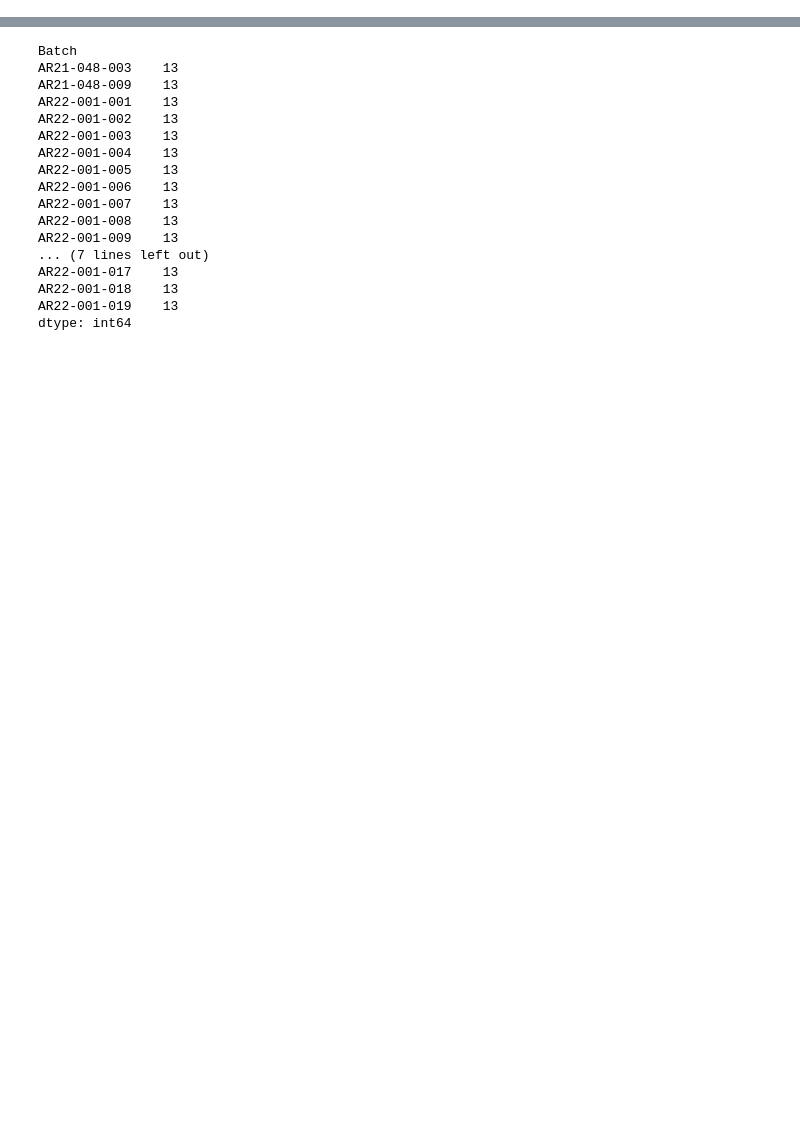
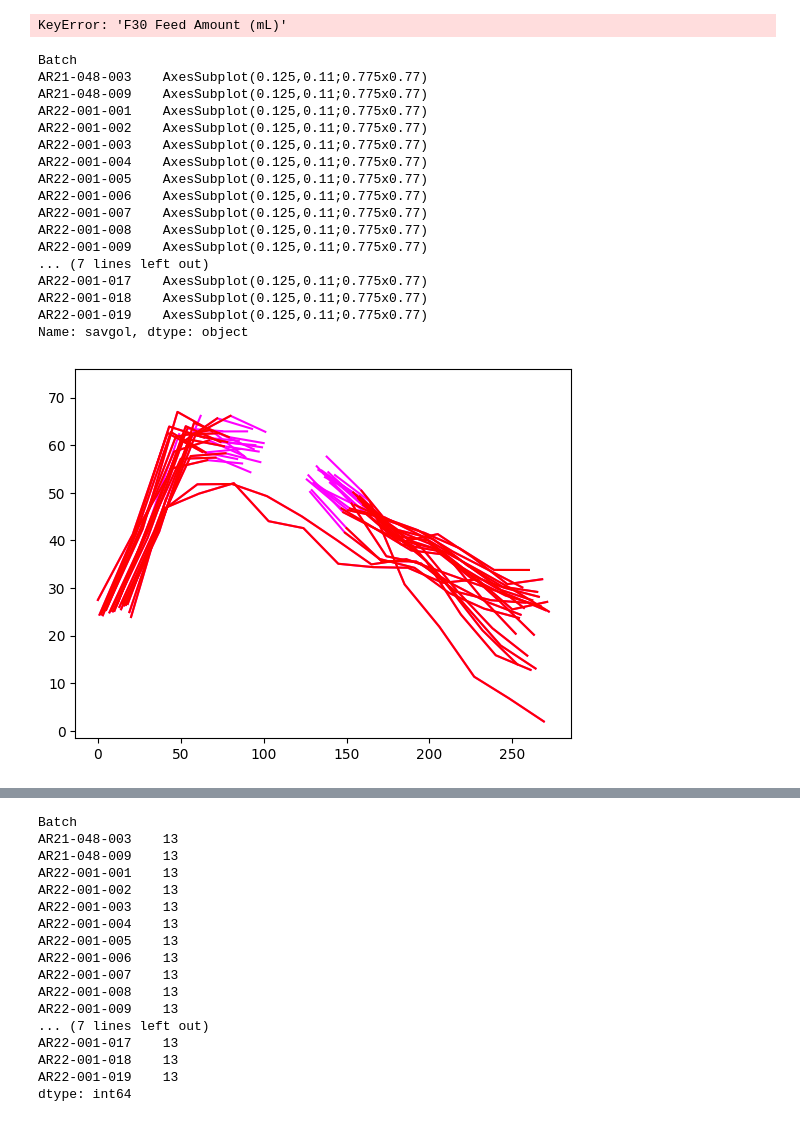
Before and after one commit to zhatz111/state-space-mpc, a Jupyter notebook: notebooks/testbook.ipynb, the cells around one changed output, grey strips where cells are left out. Drawn from its saved outputs; the diff is of its cells as text; code cells hidden in the pictures; blank space fills up the shorter version.

Commit message:
Data, Train, Test Update
Updating the code for dataset creation, training the model and determining the A and B matrices, then also testing the model.

```diff
--- a/notebooks/testbook.ipynb
+++ b/notebooks/testbook.ipynb
@@ -12,5 +13,5 @@ from sklearn.preprocessing import MinMaxScaler
 # %%
-df = pd.read_csv(r'C:\Users\zah48132\OneDrive - GSK\Documents\GitHub\PVRIG_StateSpace_Model\Current\Experiment_Data.csv')
+df = pd.read_csv(r'C:\Users\zah48132\OneDrive - GSK\Documents\GitHub\state-space-model\data\raw\AR22-001-Model-Data.csv')
 df.head()
 # %% [output]
 |  | Batch | Condition | Day | Sample Time | TCC | VCC | Lact | Osmo | Gluc | Ammonium | ... |
@@ -22,2 +39,28 @@ df.head()
+# %%
+new_df = df.groupby("Batch").transform(clean_data)
+# %% [output]
+KeyError: 'F30 Feed Amount (mL)'
 # %%
-df['savgol'] = df.groupby('group')['value'].transform(lambda x: savgol_filter(x, 5,2))
+df['savgol'] = df.groupby('Batch')['VCC'].transform(lambda x: savgol_filter(x, 3,2))
+# %%
+df.groupby('Batch')['VCC'].plot(colormap="spring")
+df.groupby('Batch')['savgol'].plot(colormap="autumn")
+# %% [output]
+Batch
+AR21-048-003    AxesSubplot(0.125,0.11;0.775x0.77)
+AR21-048-009    AxesSubplot(0.125,0.11;0.775x0.77)
+AR22-001-001    AxesSubplot(0.125,0.11;0.775x0.77)
+AR22-001-002    AxesSubplot(0.125,0.11;0.775x0.77)
+AR22-001-003    AxesSubplot(0.125,0.11;0.775x0.77)
+AR22-001-004    AxesSubplot(0.125,0.11;0.775x0.77)
+AR22-001-005    AxesSubplot(0.125,0.11;0.775x0.77)
+AR22-001-006    AxesSubplot(0.125,0.11;0.775x0.77)
+AR22-001-007    AxesSubplot(0.125,0.11;0.775x0.77)
+AR22-001-008    AxesSubplot(0.125,0.11;0.775x0.77)
+AR22-001-009    AxesSubplot(0.125,0.11;0.775x0.77)
+... (7 lines left out)
+AR22-001-017    AxesSubplot(0.125,0.11;0.775x0.77)
+AR22-001-018    AxesSubplot(0.125,0.11;0.775x0.77)
+AR22-001-019    AxesSubplot(0.125,0.11;0.775x0.77)
+Name: savgol, dtype: object
+[figure, added]
```
Also changed, not shown: parts of 3 cells of this notebook, 10 other files.
